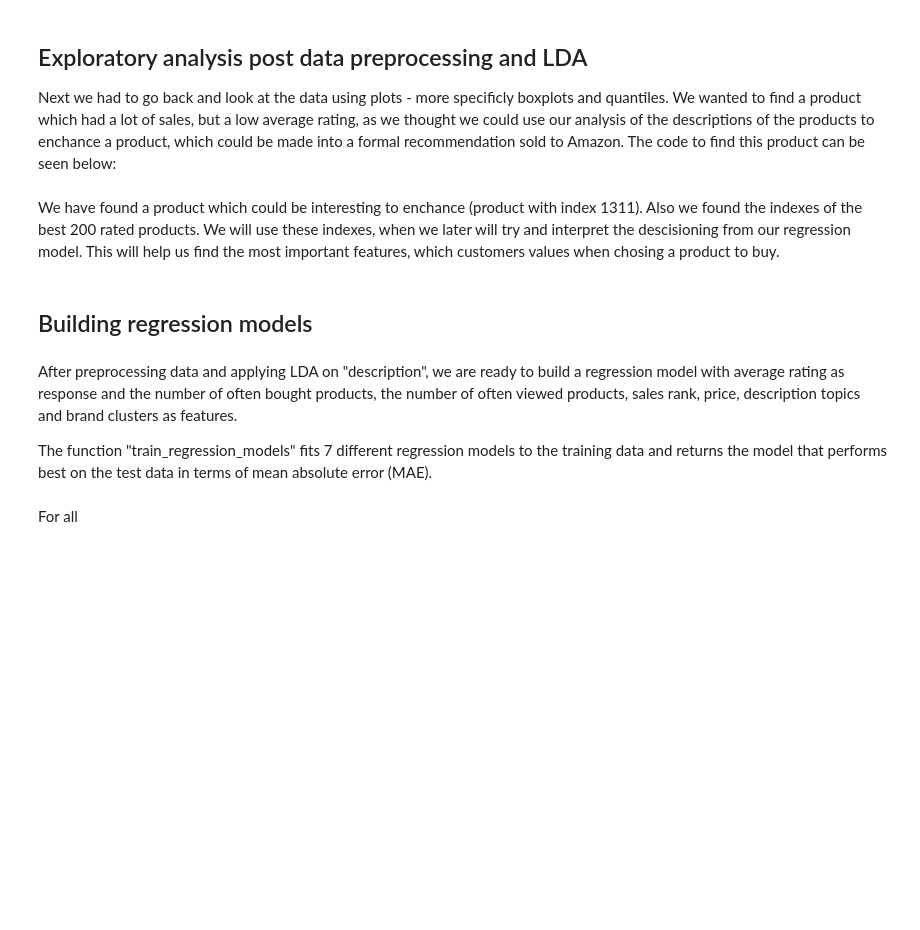
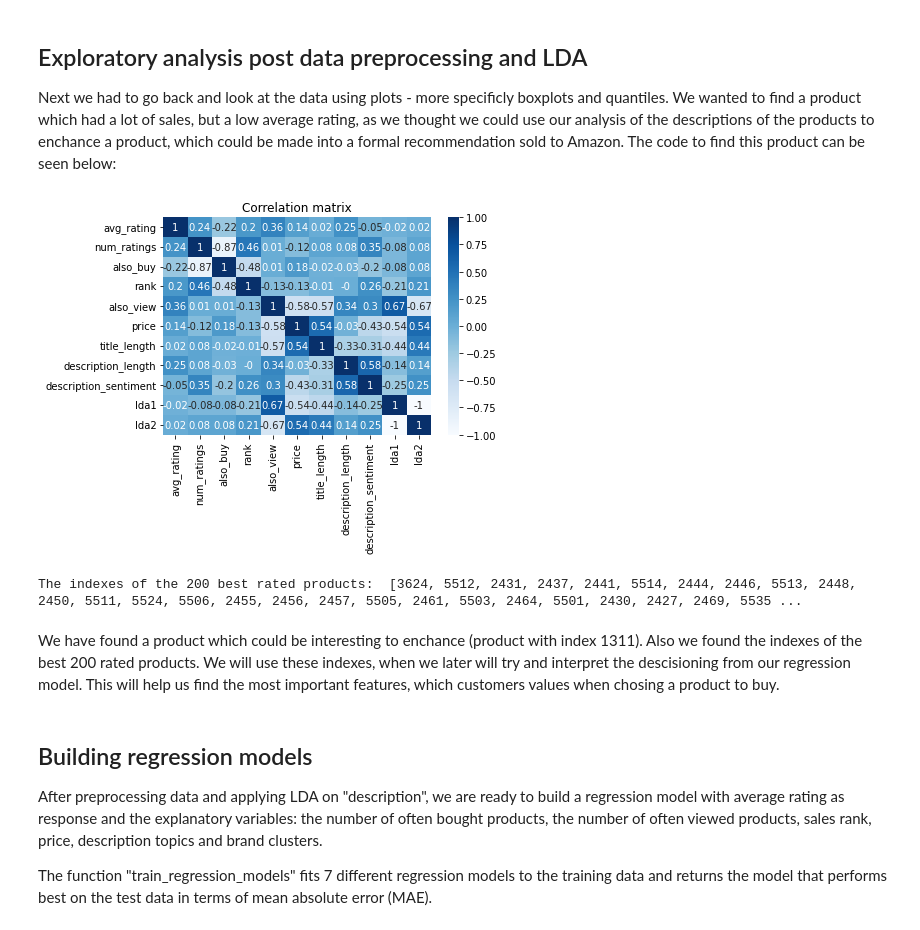
Before and after one commit to FKjaeren/Advanced_BA_project, a Jupyter notebook: Technical_report.ipynb, the cells around one changed output. Drawn from its saved outputs; the diff is of its cells as text; code cells hidden in the pictures; blank space fills up the shorter version.

```diff
--- a/Technical_report.ipynb
+++ b/Technical_report.ipynb
@@ -556,63 +555,65 @@ Next we had to go back and look at the data using plots - more specificly boxplo
 category = 'Candy & Chocolate'
 
 ##Load data
-df_train = pd.read_csv('data/'+category+'/df_train_lda.csv')
+df_test = pd.read_csv('data/'+category+'/df_test_lda.csv')
 
 ## Drop description as we assume we have gotten the most out of this variable using LDA.
-df_train = df_train.drop(columns=['description'])
+df_test = df_test.drop(columns=['description'])
 
 ### find the right product to enchance
 
 ## We find subsets of the data, to limit the amount of products to check.
 
 ## Finding the 75% quantile of number of ratings
-df_train['rank'].describe()
+df_test['rank'].describe()
 
 ## Defining that subset
-products_to_enhance = df_train[df_train['rank']<=df_train['rank'].describe().loc['25%']]
+products_to_enhance = df_test[df_test['rank']<=df_test['rank'].describe().loc['25%']]
 
 products_to_enhance['num_ratings'].describe()
 
 ## Finding the 75% quantile of the 75% quantile of the number of ratings
 products_to_enhance = products_to_enhance[products_to_enhance['num_ratings']>=products_to_enhance['num_ratings'].describe().loc['75%']]
 
 
 products_to_enhance['avg_rating'].describe()
 
 ## Finding the 25% quantile of avg. ratings of the subset.
 
-products_to_enhance = products_to_enhance[products_to_enhance['avg_rating'] <= df_train['avg_rating'].describe().loc['25%'] ]
+products_to_enhance = products_to_enhance[products_to_enhance['avg_rating'] <= df_test['avg_rating'].describe().loc['25%'] ]
 
 products_to_enhance['rank'].describe()
 
 ## finding the 75% quantile of number of ratings from the subset
 products_to_enhance = products_to_enhance[products_to_enhance['rank']<=products_to_enhance['rank'].describe().loc['25%']]
 
-products_to_enhance['std_rating'].describe()
-
+#products_to_enhance['std_rating'].describe()
 ## Finding the 25% quantile of standard deviations for ratings in the subset
-products_to_enhance = products_to_enhance[products_to_enhance['std_rating'] <= products_to_enhance['std_rating'].describe().loc['25%'] ]
+#products_to_enhance = products_to_enhance[products_to_enhance['std_rating'] <= products_to_enhance['std_rating'].describe().loc['25%'] ]
 
 #products_to_enhance = products_to_enhance[products_to_enhance['rank'] <= products_to_enhance['rank'].describe().loc['75%'] ]
 
 product_to_enhance = products_to_enhance.loc[products_to_enhance['rank'] == min(products_to_enhance['rank'])]
 
 sns.heatmap(products_to_enhance.corr().round(2), cmap='Blues', annot=True)\
    .set_title('Correlation matrix')
 plt.show()
 
 
 ## Find the 200 best rated products
 
-indexes = df_train['avg_rating'].sort_values(ascending=False)[0:199].index.to_list()
+indexes = df_test['avg_rating'].sort_values(ascending=False)[0:199].index.to_list()
 
 print("The indexes of the 200 best rated products: ",indexes)
+# %% [output]
+[figure, added]
+The indexes of the 200 best rated products:  [3624, 5512, 2431, 2437, 2441, 5514, 2444, 2446, 5513, 2448, 2450, 5511, 5524, 5506, 2455, 2456, 2457, 5505, 2461, 5503, 2464, 5501, 2430, 2427, 2469, 5535 ...
 # %% [markdown]
 We have found a product which could be interesting to enchance (product with index 1311). Also we found the indexes of the best 200 rated products. We will use these indexes, when we later will try and interpret the descisioning from our regression model. This will help us find the most important features, which customers values when chosing a product to buy.
-# %% [markdown]
-## Building regression models
 # %% [markdown]
-After preprocessing data and applying LDA on "description", we are ready to build a regression model with average rating as response and the number of often bought products, the number of often viewed products, sales rank, price, description topics and brand clusters as features.
+## Building regression models
+
+After preprocessing data and applying LDA on "description", we are ready to build a regression model with average rating as response and the explanatory variables: the number of often bought products, the number of often viewed products, sales rank, price, description topics and brand clusters.
 
 The function "train_regression_models" fits 7 different regression models to the training data and returns the model that performs best on the test data in terms of mean absolute error (MAE).
 # %%
@@ -736,5 +737,3 @@ def train_regression_models(X_train, X_test, y_train, y_test):
             'bayesian_ridge', 'gb_regressor']
     best_idx = np.argmin(MAEs)
     return models[best_idx], names[best_idx]
-# %% [markdown]
-For all
```
Also changed, not shown: parts of 33 cells of this notebook.
